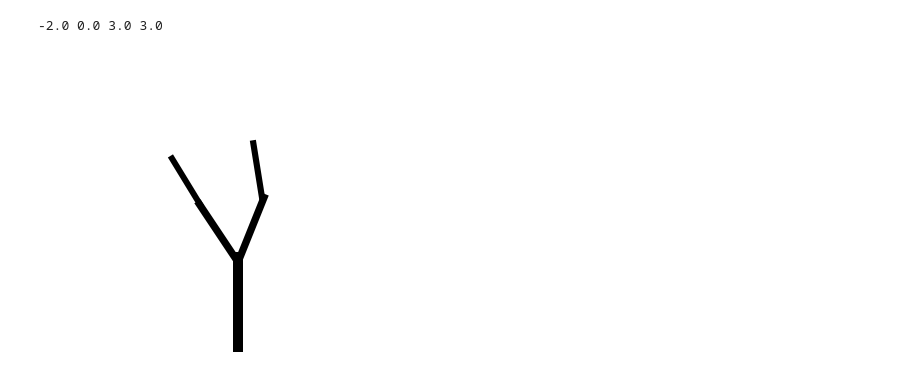
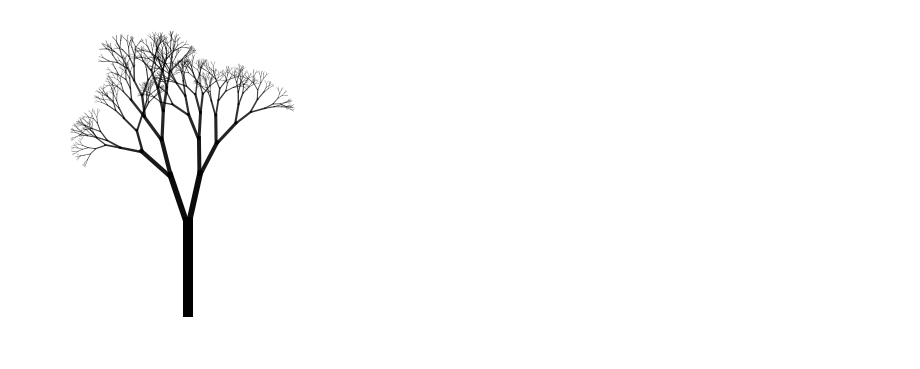
Before and after one commit to undertherain/pycontextfree, a Jupyter notebook: examples/tree.ipynb, the cells around one changed output. Cells and saved outputs as stored; diff of their text form; code cells hidden in the pictures.

```diff
--- a/examples/tree.ipynb
+++ b/examples/tree.ipynb
@@ -4,21 +4,20 @@ from contextfree.contextfree import *
 # %%
 @check_limits
 def branch():
     line(0,1)
     with translate(0,0.9):
         with scale(0.7 + rnd(0.15)):
-            with rotate(-0.3 + rnd(0.3)):
-                branch()
-            with rotate(0.3 + rnd(0.3)):
-                branch()
+            with color(alpha=0.95):
+                with rotate(-0.3 + rnd(0.3)):
+                    branch()
+                with rotate(0.3 + rnd(0.3)):
+                    branch()
 
 
 init(canvas_size=(300,300))
-#with translate(0, -0.5):
-    #with scale(0.3):
-branch()
+with scale(3):
+    branch()
 
 display_ipython()
 # %% [output]
--2.0 0.0 3.0 3.0
-[figure, old version]
+[figure, new version]
```
Also changed, not shown: 3 other files.
